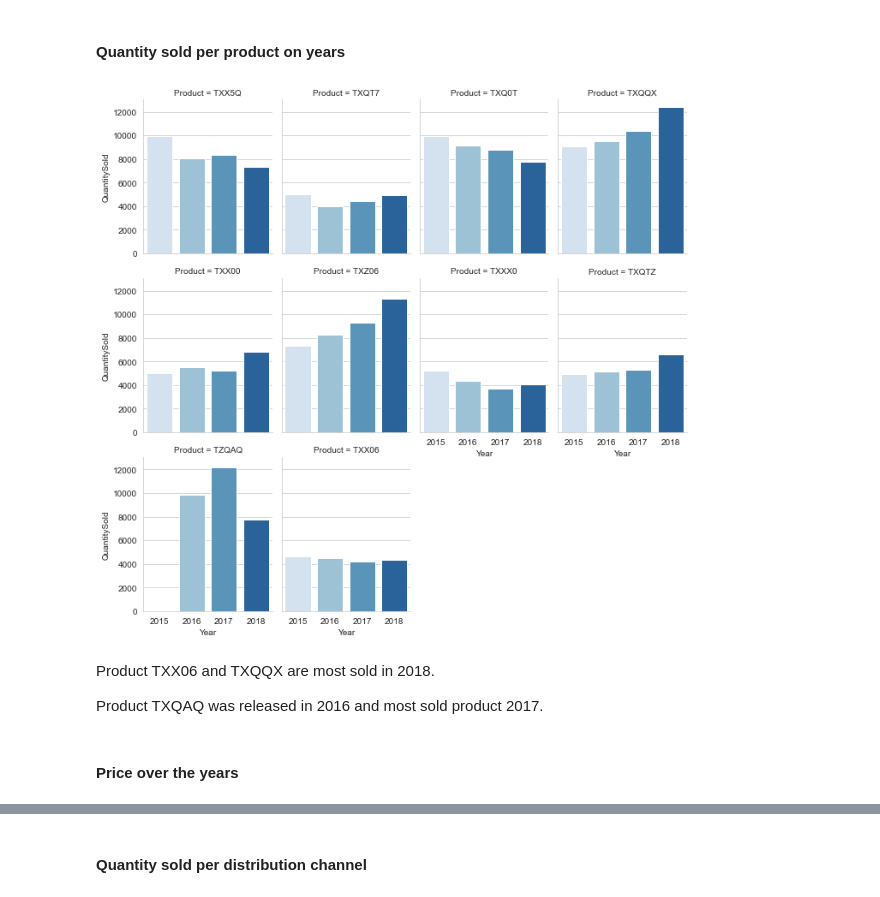
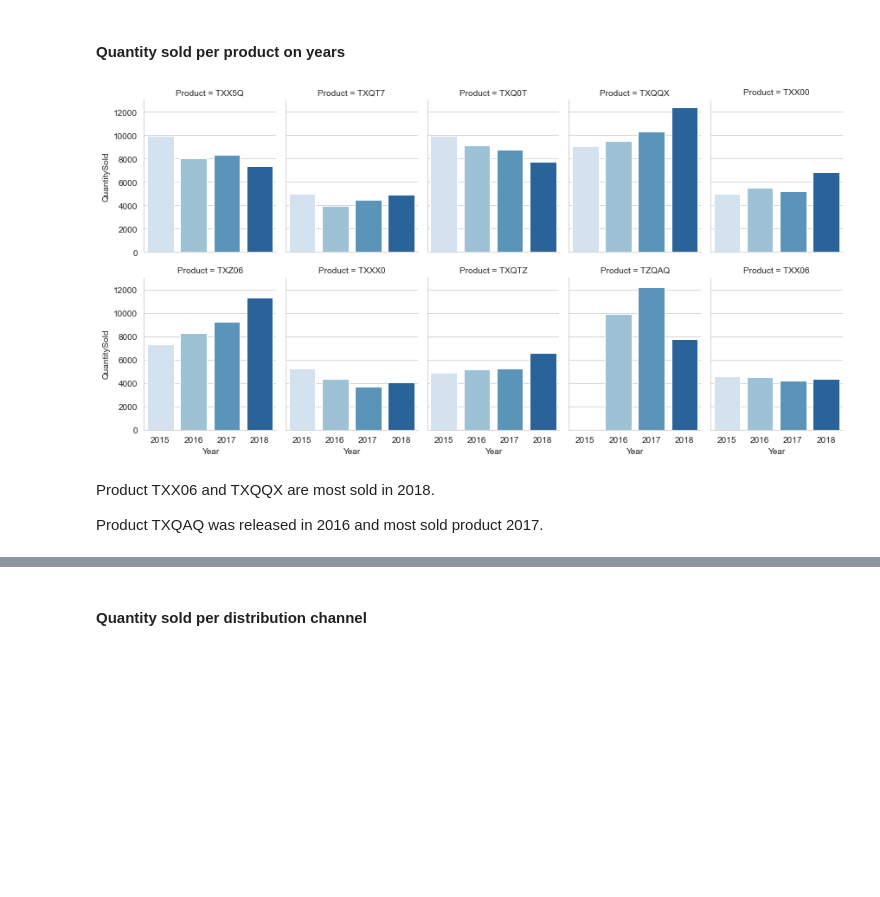
Before and after one commit to VeronikaFanous/BDF_Model, a Jupyter notebook: CS_BDF_VF.ipynb, the cells around one changed output, grey strips where cells are left out. Cells and saved outputs as stored; diff of their text form; code cells hidden in the pictures; blank space fills up the shorter version.

```diff
--- a/CS_BDF_VF.ipynb
+++ b/CS_BDF_VF.ipynb
@@ -259,0 +276,2 @@ Index(['Product', 'Channel', 'QuantitySold', 'Price', 'isPromoPeriod', 'TV',
+# %%
+products['Revenue'] = (products['QuantitySold']*products['Price'])
@@ -259,0 +288,10 @@ Index(['Product', 'Channel', 'QuantitySold', 'Price', 'isPromoPeriod', 'TV',
+# %%
+products['TVimpact'] = False
+for i in range(len(products['TV'])):
+    if products['TV'][i] > 0:
+        products['TVimpact'][i] = True
+
+products['OnlineImpact'] = False
+for i in range(len(products['Online'])):
+    if products['Online'][i] > 0:
+        products['OnlineImpact'][i] = True
@@ -259,0 +317,2 @@ Index(['Product', 'Channel', 'QuantitySold', 'Price', 'isPromoPeriod', 'TV',
+# %%
+products['Revenue2'] = (products['QuantitySold']*products['Price']) - (products['TV']+products['Online'])
@@ -259,0 +327,3 @@ Index(['Product', 'Channel', 'QuantitySold', 'Price', 'isPromoPeriod', 'TV',
+# %%
+#Drop
+products.drop(['TVimpact', 'OnlineImpact', 'Revenue', 'Revenue2'], axis =1, inplace = True)
@@ -296,15 +368,13 @@ Constantly increasing of sold products --> 2018 has most quantities, even if the
 #### Quantity sold per product on years
 # %%
 sns.catplot(x="Year", y="QuantitySold", col = 'Product', data = products, kind="bar", ci=None, palette = 'Blues',
-            estimator = np.average, height = 3, aspect=.8, col_wrap=4,)
+            estimator = np.average, height = 3, aspect=.8, col_wrap=5,)
 mqs.fig.subplots_adjust(top=0.9)
 mqs.fig.suptitle("Average quantity sold per year per product")
 plt.show()
 # %% [output]
-[figure, old version]
+[figure, new version]
 # %% [markdown]
 Product TXX06 and TXQQX are most sold in 2018.
 
 Product TXQAQ was released in 2016 and most sold product 2017.
-# %% [markdown]
-#### Price over the years
```
Also changed, not shown: parts of 38 cells of this notebook, 1 other file.
